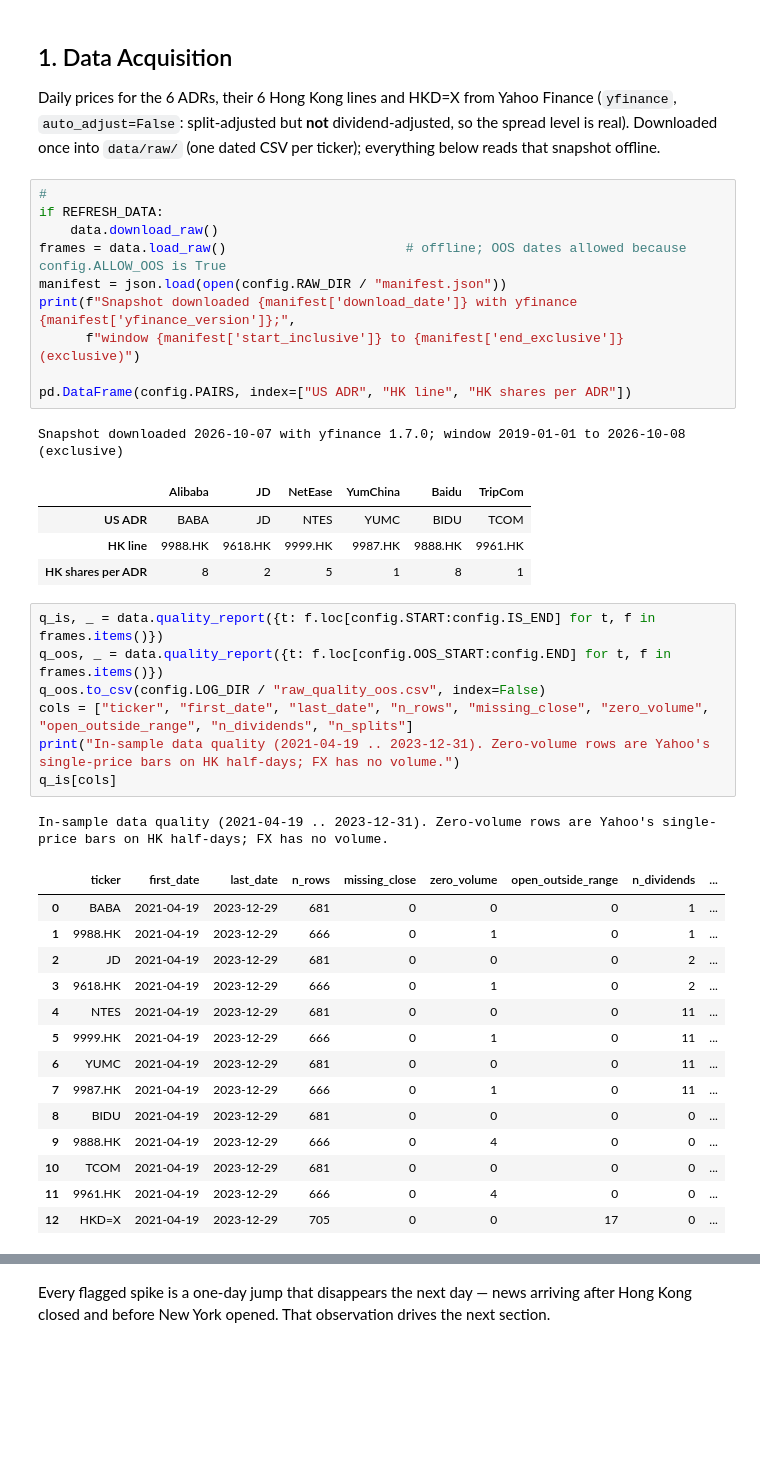
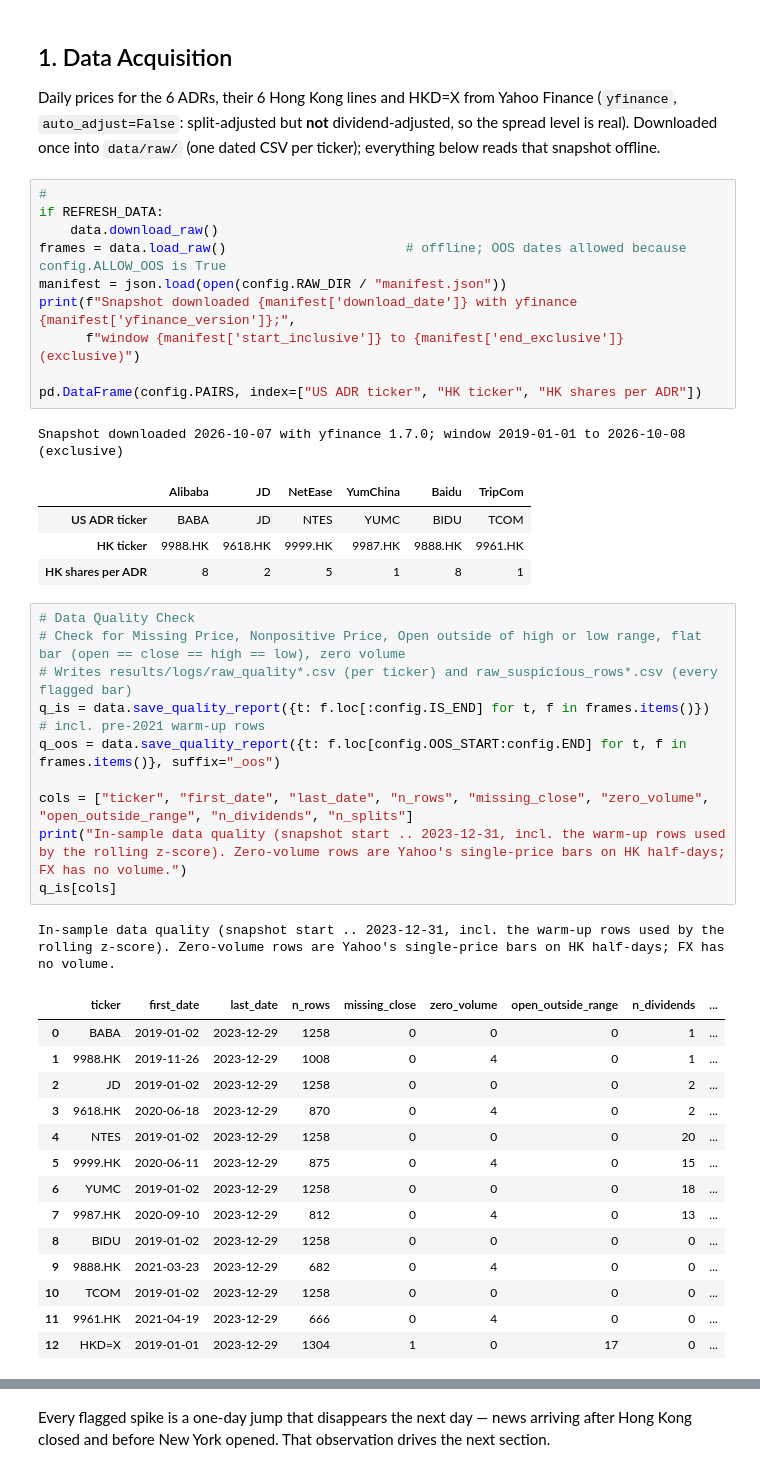
Before and after one commit to fabianusharry/hk-us-double-listing-arbitrage-trading-strategy, a Jupyter notebook: notebook.ipynb, the cells around one changed output, grey strips where cells are left out. Saved outputs shown, nothing was run; the diff lists cells and outputs as text; blank space fills up the shorter version.

```diff
--- a/notebook.ipynb
+++ b/notebook.ipynb
@@ -42,34 +42,37 @@ manifest = json.load(open(config.RAW_DIR / "manifest.json"))
 print(f"Snapshot downloaded {manifest['download_date']} with yfinance {manifest['yfinance_version']};",
       f"window {manifest['start_inclusive']} to {manifest['end_exclusive']} (exclusive)")
 
-pd.DataFrame(config.PAIRS, index=["US ADR", "HK line", "HK shares per ADR"])
+pd.DataFrame(config.PAIRS, index=["US ADR ticker", "HK ticker", "HK shares per ADR"])
 # %% [output]
 Snapshot downloaded 2026-10-07 with yfinance 1.7.0; window 2019-01-01 to 2026-10-08 (exclusive)
 |  | Alibaba | JD | NetEase | YumChina | Baidu | TripCom |
-| US ADR | BABA | JD | NTES | YUMC | BIDU | TCOM |
-| HK line | 9988.HK | 9618.HK | 9999.HK | 9987.HK | 9888.HK | 9961.HK |
+| US ADR ticker | BABA | JD | NTES | YUMC | BIDU | TCOM |
+| HK ticker | 9988.HK | 9618.HK | 9999.HK | 9987.HK | 9888.HK | 9961.HK |
 | HK shares per ADR | 8 | 2 | 5 | 1 | 8 | 1 |
 # %%
-q_is, _ = data.quality_report({t: f.loc[config.START:config.IS_END] for t, f in frames.items()})
-q_oos, _ = data.quality_report({t: f.loc[config.OOS_START:config.END] for t, f in frames.items()})
-q_oos.to_csv(config.LOG_DIR / "raw_quality_oos.csv", index=False)
+# Data Quality Check
+# Check for Missing Price, Nonpositive Price, Open outside of high or low range, flat bar (open == close == high == low), zero volume
+# Writes results/logs/raw_quality*.csv (per ticker) and raw_suspicious_rows*.csv (every flagged bar)
+q_is = data.save_quality_report({t: f.loc[:config.IS_END] for t, f in frames.items()})   # incl. pre-2021 warm-up rows
+q_oos = data.save_quality_report({t: f.loc[config.OOS_START:config.END] for t, f in frames.items()}, suffix="_oos")
+
 cols = ["ticker", "first_date", "last_date", "n_rows", "missing_close", "zero_volume", "open_outside_range", "n_dividends", "n_splits"]
-print("In-sample data quality (2021-04-19 .. 2023-12-31). Zero-volume rows are Yahoo's single-price bars on HK half-days; FX has no volume.")
+print("In-sample data quality (snapshot start .. 2023-12-31, incl. the warm-up rows used by the rolling z-score). Zero-volume rows are Yahoo's single-price bars on HK half-days; FX has no volume.")
 q_is[cols]
 # %% [output]
-In-sample data quality (2021-04-19 .. 2023-12-31). Zero-volume rows are Yahoo's single-price bars on HK half-days; FX has no volume.
+In-sample data quality (snapshot start .. 2023-12-31, incl. the warm-up rows used by the rolling z-score). Zero-volume rows are Yahoo's single-price bars on HK half-days; FX has no volume.
 |  | ticker | first_date | last_date | n_rows | missing_close | zero_volume | open_outside_range | n_dividends | ... |
-| 0 | BABA | 2021-04-19 | 2023-12-29 | 681 | 0 | 0 | 0 | 1 | ... |
-| 1 | 9988.HK | 2021-04-19 | 2023-12-29 | 666 | 0 | 1 | 0 | 1 | ... |
-| 2 | JD | 2021-04-19 | 2023-12-29 | 681 | 0 | 0 | 0 | 2 | ... |
-| 3 | 9618.HK | 2021-04-19 | 2023-12-29 | 666 | 0 | 1 | 0 | 2 | ... |
-| 4 | NTES | 2021-04-19 | 2023-12-29 | 681 | 0 | 0 | 0 | 11 | ... |
-| 5 | 9999.HK | 2021-04-19 | 2023-12-29 | 666 | 0 | 1 | 0 | 11 | ... |
-| 6 | YUMC | 2021-04-19 | 2023-12-29 | 681 | 0 | 0 | 0 | 11 | ... |
-| 7 | 9987.HK | 2021-04-19 | 2023-12-29 | 666 | 0 | 1 | 0 | 11 | ... |
-| 8 | BIDU | 2021-04-19 | 2023-12-29 | 681 | 0 | 0 | 0 | 0 | ... |
-| 9 | 9888.HK | 2021-04-19 | 2023-12-29 | 666 | 0 | 4 | 0 | 0 | ... |
-| 10 | TCOM | 2021-04-19 | 2023-12-29 | 681 | 0 | 0 | 0 | 0 | ... |
+| 0 | BABA | 2019-01-02 | 2023-12-29 | 1258 | 0 | 0 | 0 | 1 | ... |
+| 1 | 9988.HK | 2019-11-26 | 2023-12-29 | 1008 | 0 | 4 | 0 | 1 | ... |
+| 2 | JD | 2019-01-02 | 2023-12-29 | 1258 | 0 | 0 | 0 | 2 | ... |
+| 3 | 9618.HK | 2020-06-18 | 2023-12-29 | 870 | 0 | 4 | 0 | 2 | ... |
+| 4 | NTES | 2019-01-02 | 2023-12-29 | 1258 | 0 | 0 | 0 | 20 | ... |
+| 5 | 9999.HK | 2020-06-11 | 2023-12-29 | 875 | 0 | 4 | 0 | 15 | ... |
+| 6 | YUMC | 2019-01-02 | 2023-12-29 | 1258 | 0 | 0 | 0 | 18 | ... |
+| 7 | 9987.HK | 2020-09-10 | 2023-12-29 | 812 | 0 | 4 | 0 | 13 | ... |
+| 8 | BIDU | 2019-01-02 | 2023-12-29 | 1258 | 0 | 0 | 0 | 0 | ... |
+| 9 | 9888.HK | 2021-03-23 | 2023-12-29 | 682 | 0 | 4 | 0 | 0 | ... |
+| 10 | TCOM | 2019-01-02 | 2023-12-29 | 1258 | 0 | 0 | 0 | 0 | ... |
 | 11 | 9961.HK | 2021-04-19 | 2023-12-29 | 666 | 0 | 4 | 0 | 0 | ... |
-| 12 | HKD=X | 2021-04-19 | 2023-12-29 | 705 | 0 | 0 | 17 | 0 | ... |
+| 12 | HKD=X | 2019-01-01 | 2023-12-29 | 1304 | 1 | 0 | 17 | 0 | ... |
 # %% [markdown]
```
Also changed, not shown: parts of 4 cells of this notebook, 13 other files.
